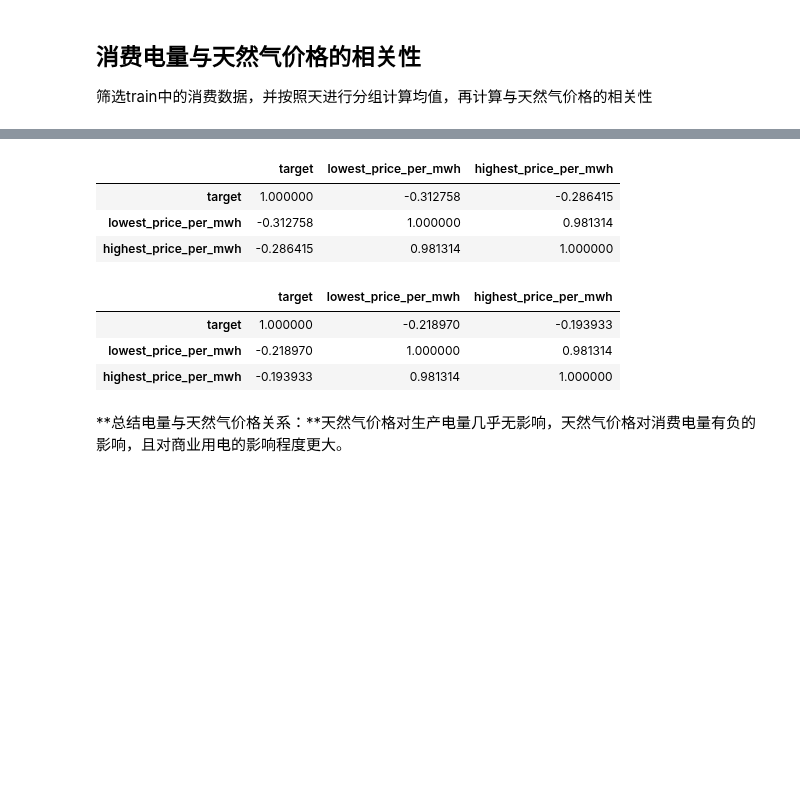
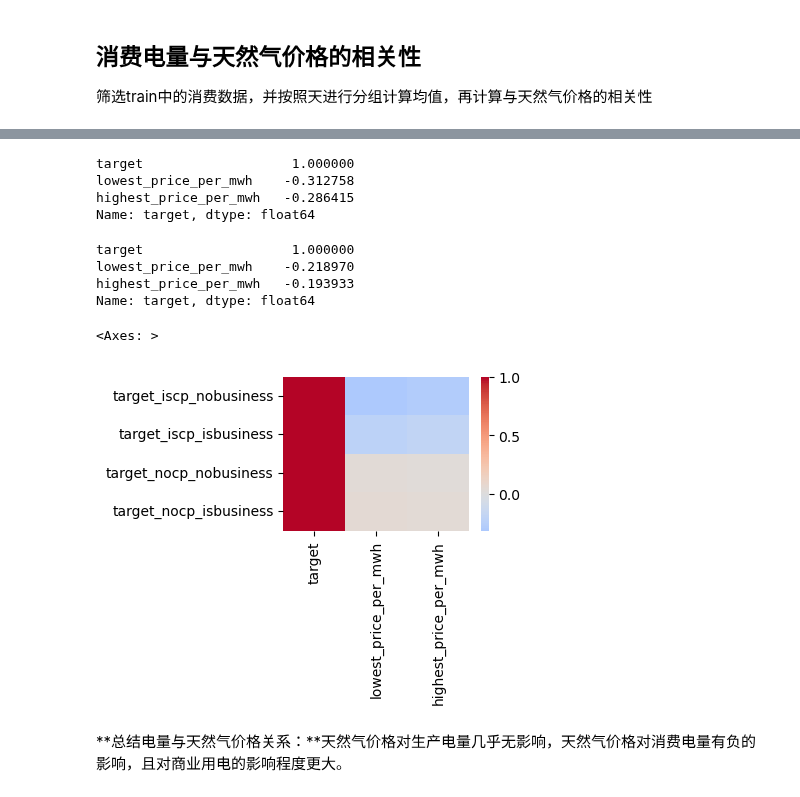
Before and after one commit to Accoutant/kaggle_competition, a Jupyter notebook: data_process/data_analysis_for_train.ipynb, the cells around one changed output, grey strips where cells are left out. Drawn from its saved outputs; the diff is of its cells as text; code cells hidden in the pictures; blank space fills up the shorter version.

```diff
--- a/data_process/data_analysis_for_train.ipynb
+++ b/data_process/data_analysis_for_train.ipynb
@@ -245,5 +187,6 @@ train_corr_gas_nocp
 # 生产非商业用电与天然气价格的相关性
 concat_train_and_gas = pd.merge(left=train_corr_gas_nocp.loc[0], right=gas_prices, on='data_block_id')
 concat_train_and_gas = concat_train_and_gas[['target', 'lowest_price_per_mwh', 'highest_price_per_mwh']]
-concat_train_and_gas.corr()
+corr_nocp_nobs = concat_train_and_gas.corr()['target']
+corr_nocp_nobs
 # %% [output]
@@ -255,5 +198,6 @@ concat_train_and_gas.corr()
 # 生产商业用电与天然气价格的相关性
 concat_train_and_gas = pd.merge(left=train_corr_gas_nocp.loc[1], right=gas_prices, on='data_block_id')
 concat_train_and_gas = concat_train_and_gas[['target', 'lowest_price_per_mwh', 'highest_price_per_mwh']]
-concat_train_and_gas.corr()
+corr_nocp_isbs = concat_train_and_gas.corr()['target']
+corr_nocp_isbs
 # %% [output]
@@ -287,22 +215,36 @@ train_corr_gas_cp
 # 消费非商业用电与天然气价格的相关性
 concat_train_and_gas = pd.merge(left=train_corr_gas_cp.loc[0], right=gas_prices, on='data_block_id')
 concat_train_and_gas = concat_train_and_gas[['target', 'lowest_price_per_mwh', 'highest_price_per_mwh']]
-concat_train_and_gas.corr()
+corr_iscp_nobs = concat_train_and_gas.corr()['target']
+corr_iscp_nobs
 # %% [output]
-|  | target | lowest_price_per_mwh | highest_price_per_mwh |
-| target | 1.000000 | -0.312758 | -0.286415 |
-| lowest_price_per_mwh | -0.312758 | 1.000000 | 0.981314 |
-| highest_price_per_mwh | -0.286415 | 0.981314 | 1.000000 |
+target                   1.000000
+lowest_price_per_mwh    -0.312758
+highest_price_per_mwh   -0.286415
+Name: target, dtype: float64
 # %%
 # 消费商业用电与天然气价格的相关性
 concat_train_and_gas = pd.merge(left=train_corr_gas_cp.loc[1], right=gas_prices, on='data_block_id')
 concat_train_and_gas = concat_train_and_gas[['target', 'lowest_price_per_mwh', 'highest_price_per_mwh']]
-concat_train_and_gas.corr()
+corr_iscp_isbs = concat_train_and_gas.corr()['target']
+corr_iscp_isbs
 # %% [output]
-|  | target | lowest_price_per_mwh | highest_price_per_mwh |
-| target | 1.000000 | -0.218970 | -0.193933 |
-| lowest_price_per_mwh | -0.218970 | 1.000000 | 0.981314 |
-| highest_price_per_mwh | -0.193933 | 0.981314 | 1.000000 |
+target                   1.000000
+lowest_price_per_mwh    -0.218970
+highest_price_per_mwh   -0.193933
+Name: target, dtype: float64
+# %%
+plt.figure(figsize=(3,2))
+corr_iscp_nobs.rename('target_iscp_nobusiness', inplace=True)
+corr_iscp_isbs.rename('target_iscp_isbusiness', inplace=True)
+corr_nocp_nobs.rename('target_nocp_nobusiness', inplace=True)
+corr_nocp_isbs.rename('target_nocp_isbusiness', inplace=True)
+corr_data = pd.concat([corr_iscp_nobs, corr_iscp_isbs, corr_nocp_nobs,
+                       corr_nocp_isbs], axis=1)
+sns.heatmap(corr_data.T, cmap='coolwarm', center=0)
+# %% [output]
+<Axes: >
+[figure, added]
 # %% [markdown]
 **总结电量与天然气价格关系：**天然气价格对生产电量几乎无影响，天然气价格对消费电量有负的影响，且对商业用电的影响程度更大。
 # %% [markdown]
```
Also changed, not shown: parts of 23 cells of this notebook, 1 other file.
